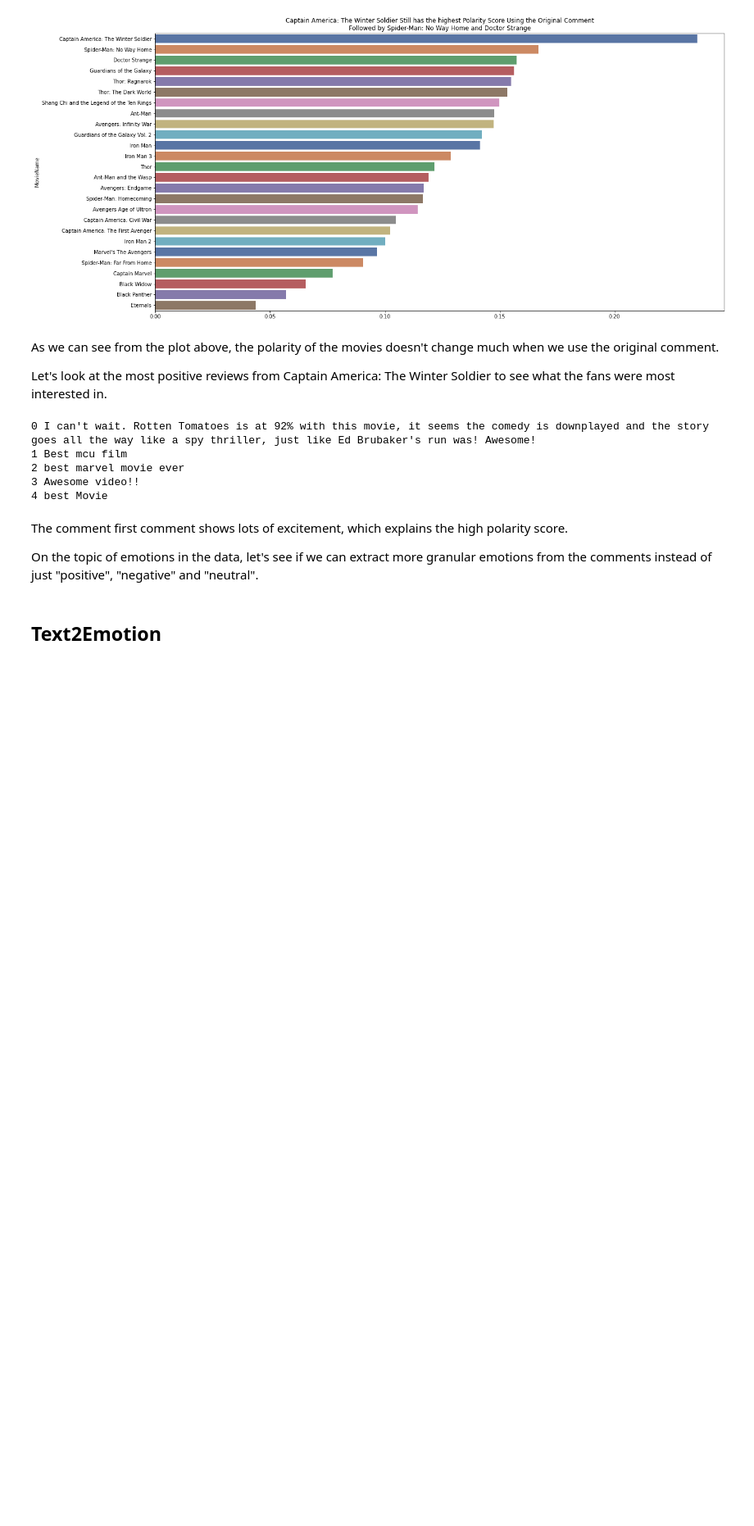
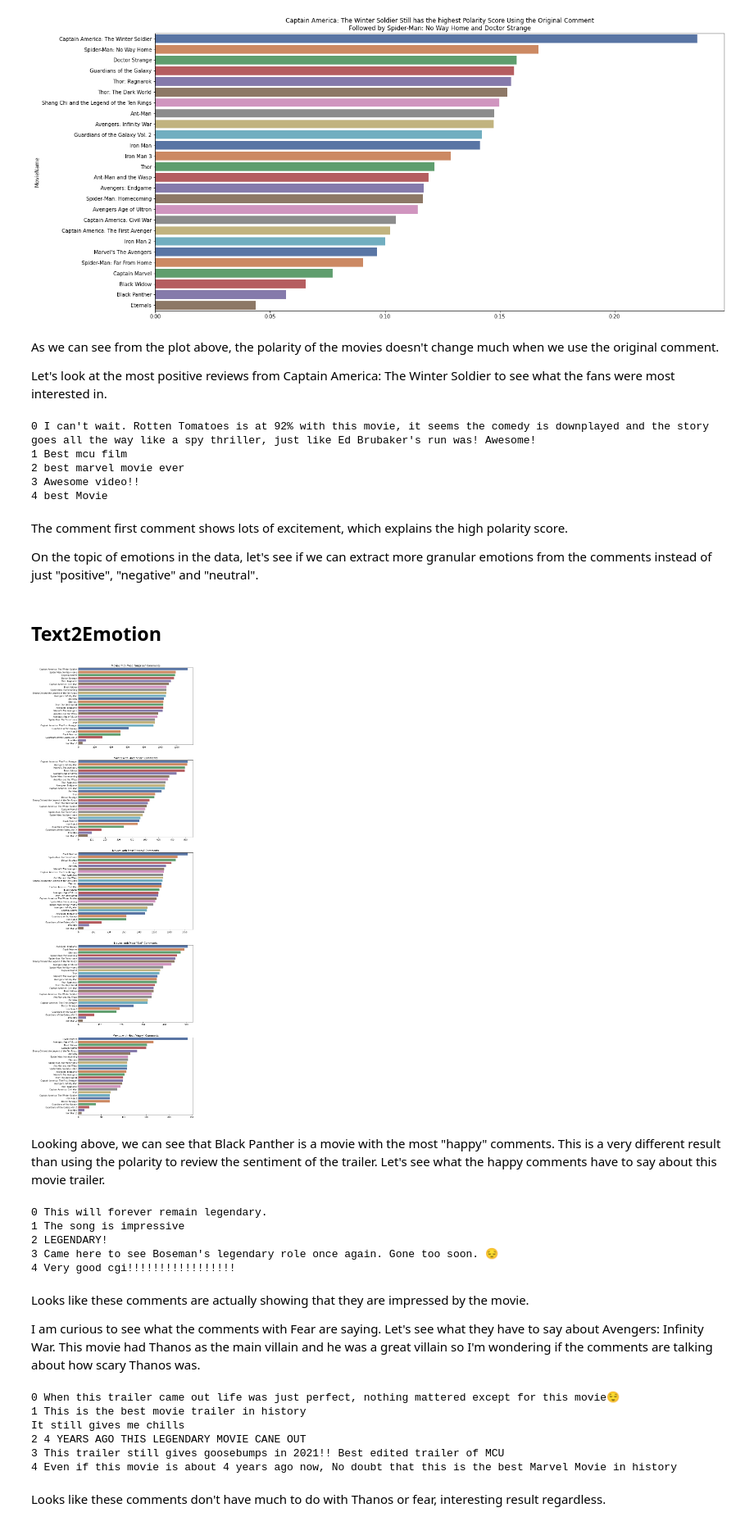
Before and after one commit to knolasco/Intro_to_NLP, a Jupyter notebook: Marvel_Ratings/marvel_ratings.ipynb, the cells around one changed output. Shown at 82% size. Drawn from its saved outputs; the diff is of its cells as text; code cells hidden in the pictures; blank space fills up the shorter version.

```diff
--- a/Marvel_Ratings/marvel_ratings.ipynb
+++ b/Marvel_Ratings/marvel_ratings.ipynb
@@ -455,4 +487,55 @@ The comment first comment shows lots of excitement, which explains the high pola
 
 On the topic of emotions in the data, let's see if we can extract more granular emotions from the comments instead of just "positive", "negative" and "neutral".
 # %% [markdown]
+<a id = 't2e'></a>
+
 ## Text2Emotion
+# %%
+df_comments['comment_emotions'] = df_comments['comment_lemmatized_only'].apply(lambda comment: TE.get_emotion(comment))
+# %%
+df_comments['strongest_emotion'] = df_comments['comment_emotions'].apply(lambda emotion_dict: max(emotion_dict, key = emotion_dict.get))
+
+emotions = df_comments['strongest_emotion'].unique()
+fig, axs = create_plots(rows = 5, cols = 1)
+axs = axs.ravel()
+fig.set_size_inches(10,40)
+for ind, emotion in enumerate(emotions):
+    filtered = df_comments[df_comments['strongest_emotion'] == emotion]
+    g = sns.countplot(data = filtered, y = 'MovieName', palette = 'deep', ax = axs[ind], order = filtered['MovieName'].value_counts().index)
+    axs[ind].set_title('Movies with Most "{}" Comments'.format(emotion))
+    g.set(ylabel = None, xlabel = None)
+
+plt.show()
+# %% [output]
+[figure, added]
+# %% [markdown]
+Looking above, we can see that Black Panther is a movie with the most "happy" comments. This is a very different result than using the polarity to review the sentiment of the trailer. Let's see what the happy comments have to say about this movie trailer.
+# %%
+black_panther_happy_comments = df_comments[(df_comments['MovieName'] == 'Black Panther') & (df_comments['strongest_emotion'] == 'Happy')]\
+    .sort_values(by = 'comment_polarity', ascending = False)['OriginalComment'].iloc[:5]
+for ind,comment in enumerate(black_panther_happy_comments):
+    print(ind, comment)
+# %% [output]
+0 This will forever remain legendary.
+1 The song is impressive
+2 LEGENDARY!
+3 Came here to see Boseman's legendary role once again. Gone too soon. 😔
+4 Very good cgi!!!!!!!!!!!!!!!!!
+# %% [markdown]
+Looks like these comments are actually showing that they are impressed by the movie.
+
+I am curious to see what the comments with Fear are saying. Let's see what they have to say about Avengers: Infinity War. This movie had Thanos as the main villain and he was a great villain so I'm wondering if the comments are talking about how scary Thanos was.
+# %%
+infinity_fear_comments = df_comments[(df_comments['MovieName'] == 'Avengers: Infinity War') & (df_comments['strongest_emotion'] == 'Fear')]\
+    .sort_values(by = 'comment_polarity', ascending = False)['OriginalComment'].iloc[:5]
+for ind,comment in enumerate(infinity_fear_comments):
+    print(ind, comment)
+# %% [output]
+0 When this trailer came out life was just perfect, nothing mattered except for this movie😌
+1 This is the best movie trailer in history
+It still gives me chills
+2 4 YEARS AGO THIS LEGENDARY MOVIE CANE OUT
+3 This trailer still gives goosebumps in 2021!! Best edited trailer of MCU
+4 Even if this movie is about 4 years ago now, No doubt that this is the best Marvel Movie in history
+# %% [markdown]
+Looks like these comments don't have much to do with Thanos or fear, interesting result regardless.
```
Also changed, not shown: parts of 29 cells of this notebook.
